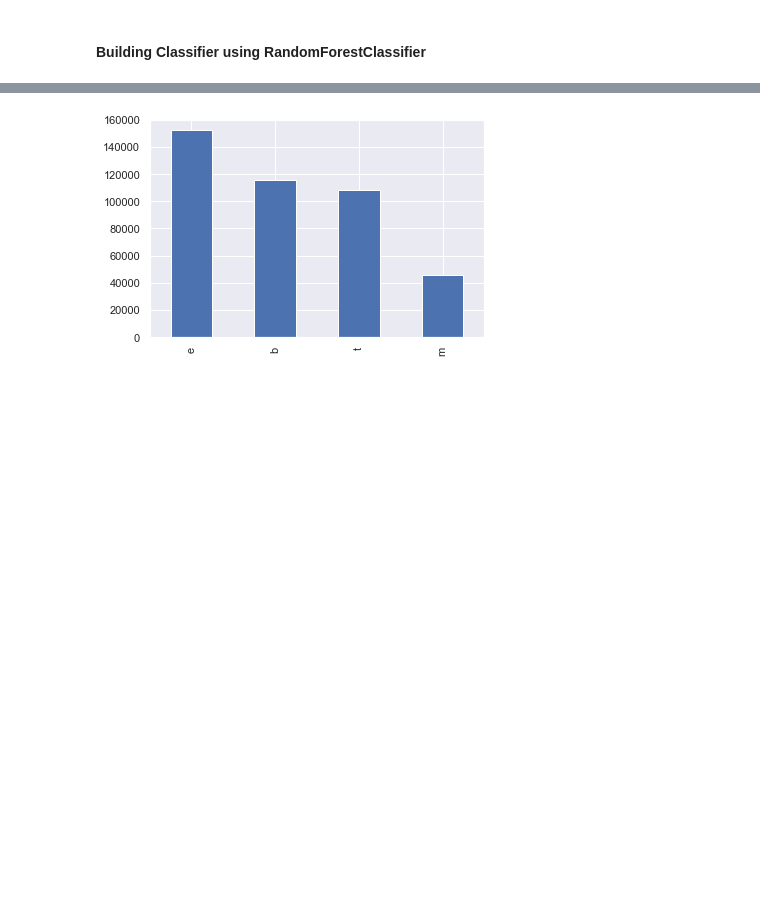
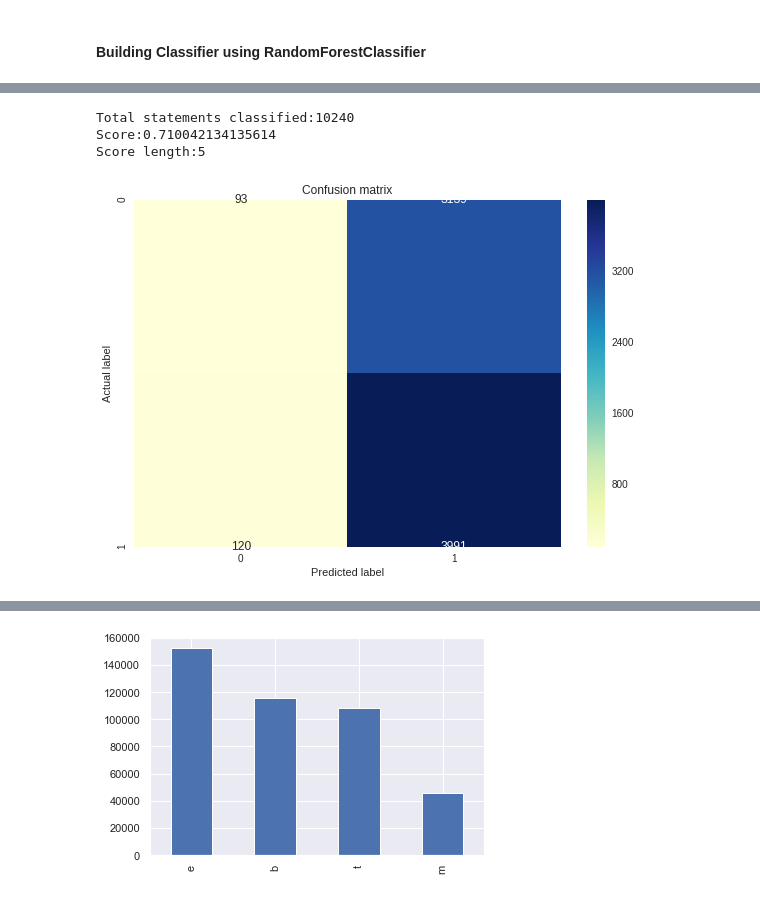
Before and after one commit to viswa0531/AlternusVera, a Jupyter notebook: Biased_Factor.ipynb, the cells around one changed output, grey strips where cells are left out. Saved outputs shown, nothing was run; the diff lists cells and outputs as text; code cells hidden in the pictures; blank space fills up the shorter version.

```diff
--- a/Biased_Factor.ipynb
+++ b/Biased_Factor.ipynb
@@ -910,0 +929,11 @@ np.mean(predicted_rf == test_news_label[0:len(predicted_rf)])
+# %%
+#Extreme Gradient Booster
+from xgboost import XGBClassifier
+xgboost_Pipeline = Pipeline([
+        ('xgbCV',countV),
+        ('xgb_clf',XGBClassifier())
+        ])
+
+xgboost_Pipeline.fit(train_news_title, train_news_label[0:len(train_news_title)])
+predicted_xgb = xgboost_Pipeline.predict(test_news[titlecolname].dropna())
+np.mean(predicted_xgb == test_news_label[0:len(predicted_xgb)])
@@ -1002,3 +1033,10 @@ Score length:5
+# %%
+build_confusion_matrix(xgboost_Pipeline)
+# %% [output]
+Total statements classified:10240
+Score:0.710042134135614
+Score length:5
+[figure, added]
 # %%
 dataset_stances2 = pd.read_csv('input_data/New_dataset/train_biases.csv', sep=',')
 dataset_body2 = pd.read_csv('input_data/New_dataset/train_bodies.csv', sep=',')
```
Also changed, not shown: parts of 21 cells of this notebook.
